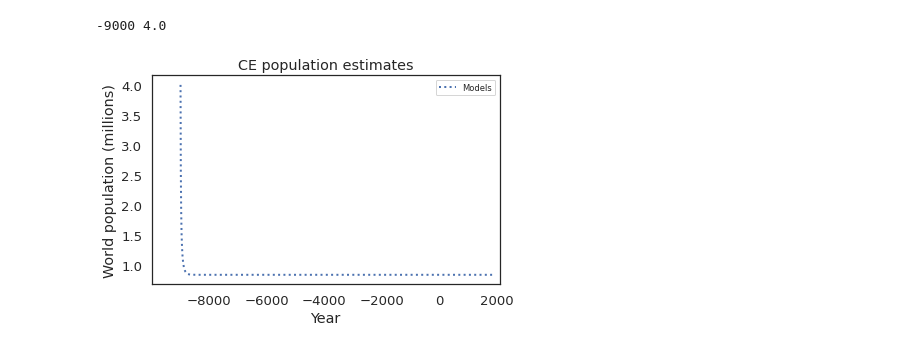
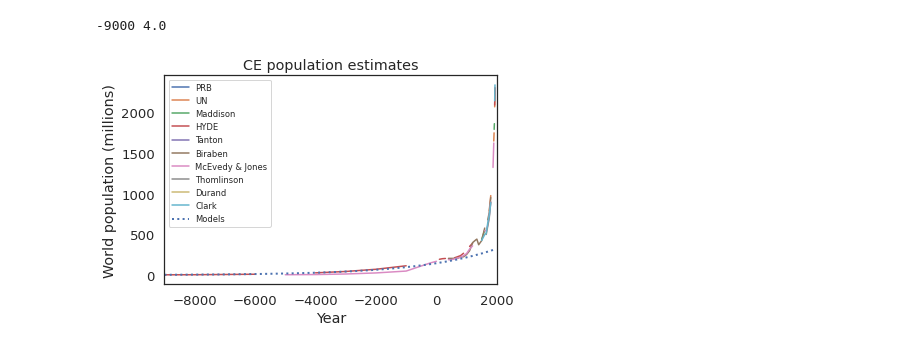
Before and after one commit to ferrysany/ModSimPy, a Jupyter notebook: colab/chap10.ipynb, the cells around one changed output. Drawn from its saved outputs; the diff is of its cells as text; code cells hidden in the pictures.

```diff
--- a/colab/chap10.ipynb
+++ b/colab/chap10.ipynb
@@ -280,7 +261,8 @@ def update_func_quad(pop, t, system):
     system: system object with model parameters
     """
     #net_growth = system.r * pop*(1-pop/system.K)
-    net_growth = system.alpha * pop + system.beta * pop**2
+    #net_growth = system.alpha * pop + system.beta * pop**2
+    net_growth = system.alpha * pop
     return pop + net_growth
 
 
@@ -310,20 +292,20 @@ t_end = hyde.index[-1]
 # %%
 system1 = System(t_0=t_0,
                 t_end=t_end,
                 p_0=p_0)
-system1.alpha=0.015
+system1.alpha=0.0004
 system1.beta=-0.018
 #system1.r=alpha
 #system1.K=-alpha/beta
 
 results1 = run_simulation(system1, update_func_quad)
 
-#table1.plot()
+table1.plot()
 plot(results1, ':', label='Models')
 
-decorate(xlim=[-9999, 2100], xlabel='Year',
+decorate(xlim=[-9000, 2021], xlabel='Year',
          ylabel='World population (millions)',
          title='CE population estimates')
 plt.legend(fontsize='small');
 # %% [output]
-[figure, old version]
+[figure, new version]
```
Also changed, not shown: parts of 3 cells of this notebook.
